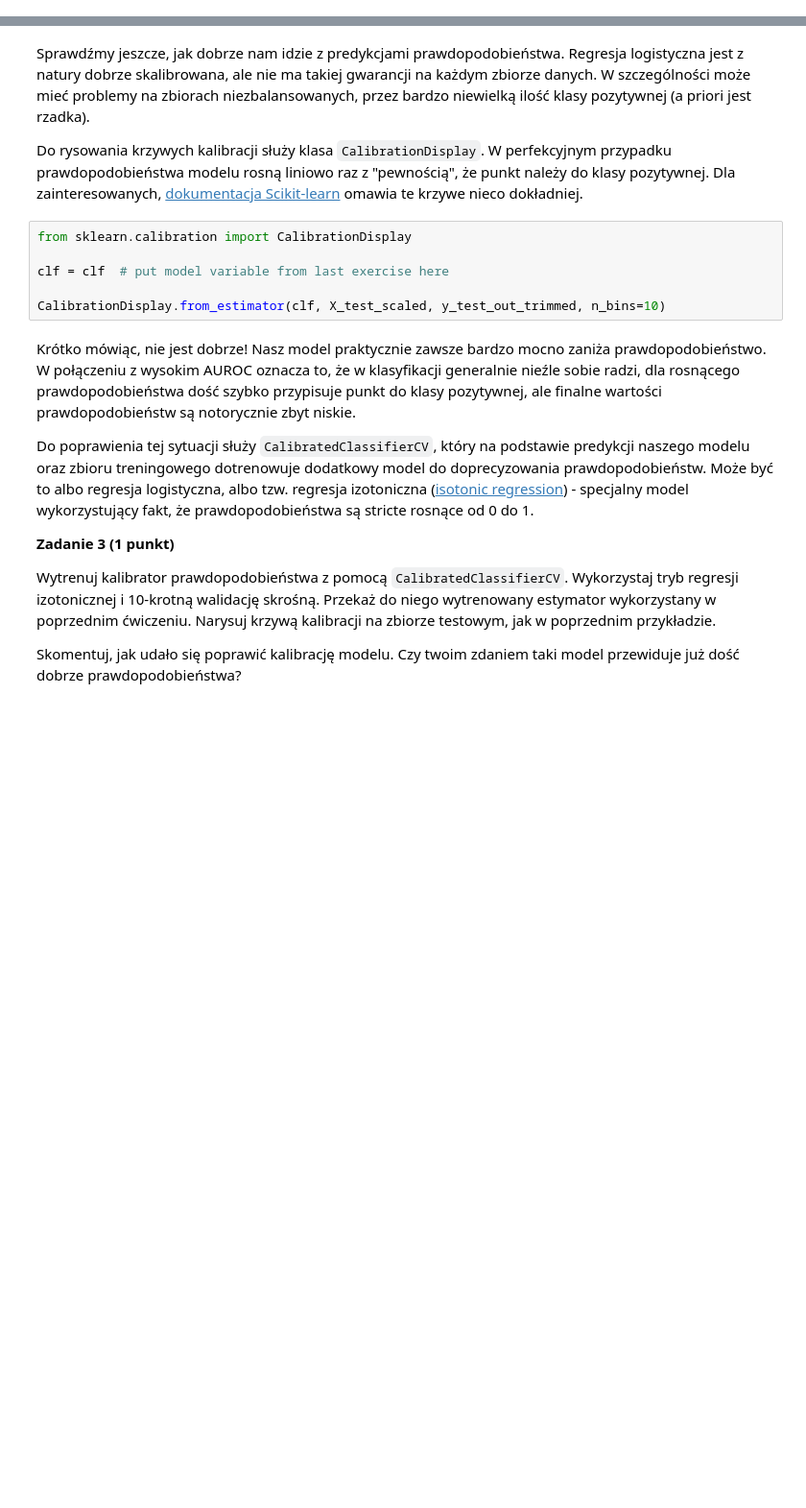
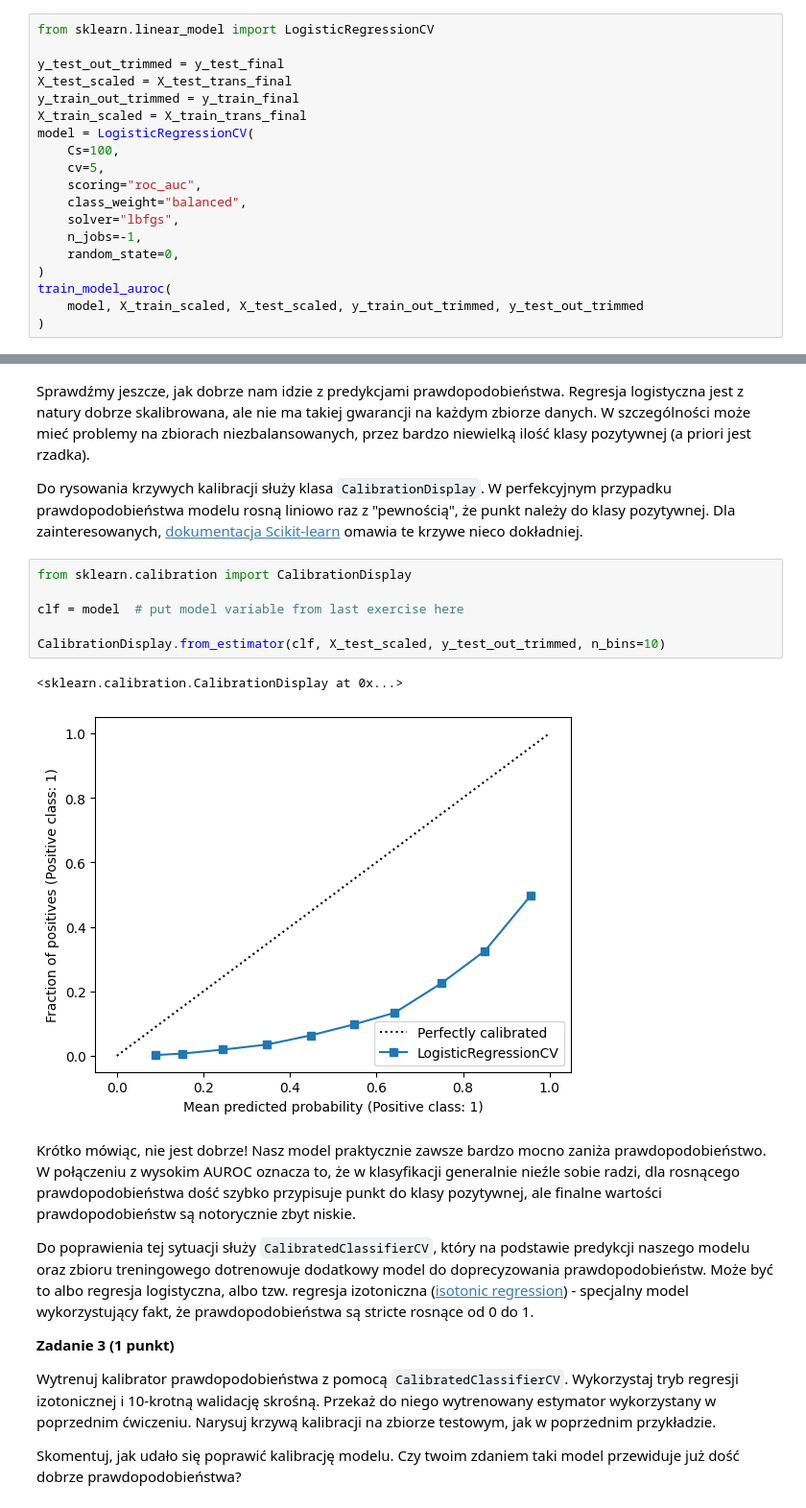
Before and after one commit to Jeremylaby/podstawy-uczenia-maszynowego-24-25, a Jupyter notebook: lab4/notebook.ipynb, the cells around one changed output, grey strips where cells are left out. Shown at 96% size. Cells and saved outputs as stored; diff of their text form; blank space fills up the shorter version.

```diff
--- a/lab4/notebook.ipynb
+++ b/lab4/notebook.ipynb
@@ -94,0 +210,19 @@ Teraz mamy faktycznie czysty zbiór danych i wytrenowane pierwsze modele. Warto
+# %%
+from sklearn.linear_model import LogisticRegressionCV
+
+y_test_out_trimmed = y_test_final
+X_test_scaled = X_test_trans_final
+y_train_out_trimmed = y_train_final
+X_train_scaled = X_train_trans_final
+model = LogisticRegressionCV(
+    Cs=100,
+    cv=5,
+    scoring="roc_auc",
+    class_weight="balanced",
+    solver="lbfgs",
+    n_jobs=-1,
+    random_state=0,
+)
+train_model_auroc(
+    model, X_train_scaled, X_test_scaled, y_train_out_trimmed, y_test_out_trimmed
+)
@@ -99,9 +256,12 @@ Do rysowania krzywych kalibracji służy klasa `CalibrationDisplay`. W perfekcyj
 # %%
 from sklearn.calibration import CalibrationDisplay
 
-clf = clf  # put model variable from last exercise here
+clf = model  # put model variable from last exercise here
 
 CalibrationDisplay.from_estimator(clf, X_test_scaled, y_test_out_trimmed, n_bins=10)
+# %% [output]
+<sklearn.calibration.CalibrationDisplay at 0x...>
+[figure, added]
 # %% [markdown]
 Krótko mówiąc, nie jest dobrze! Nasz model praktycznie zawsze bardzo mocno zaniża prawdopodobieństwo. W połączeniu z wysokim AUROC oznacza to, że w klasyfikacji generalnie nieźle sobie radzi, dla rosnącego prawdopodobieństwa dość szybko przypisuje punkt do klasy pozytywnej, ale finalne wartości prawdopodobieństw są notorycznie zbyt niskie.
 
```
Also changed, not shown: parts of 39 cells of this notebook, 1 other file.
